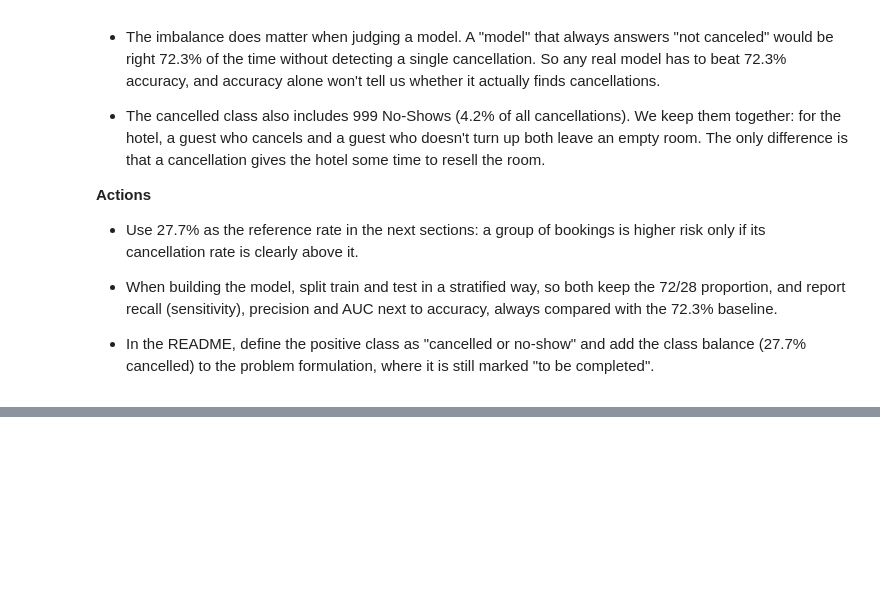
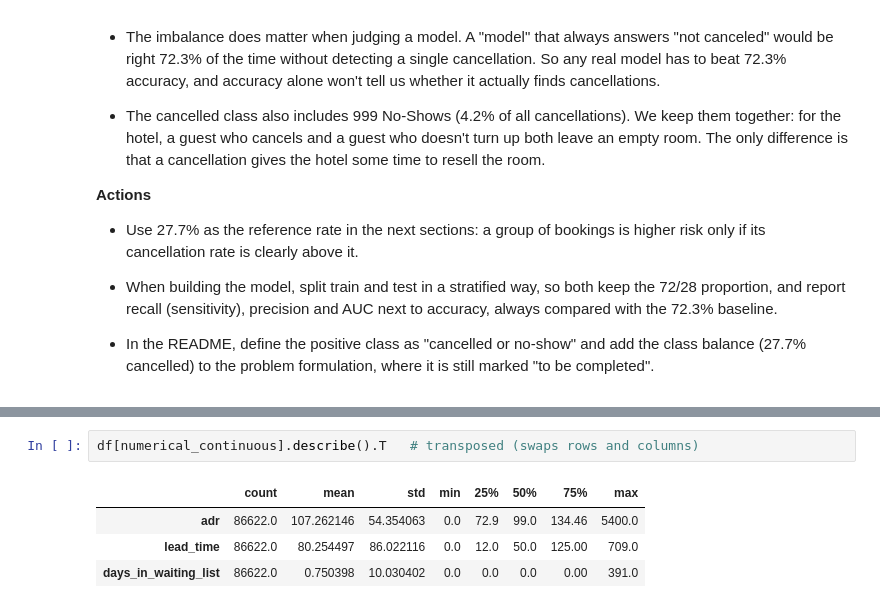
Before and after one commit to martinmon19/Assignment-MACHINE-LEARNING, a Jupyter notebook: notebooks/03_distributions.ipynb, the cells around one changed output, grey strips where cells are left out. Cells and saved outputs as stored; diff of their text form; blank space fills up the shorter version.

Commit message:
Add distributions of continuous variables.

```diff
--- a/notebooks/03_distributions.ipynb
+++ b/notebooks/03_distributions.ipynb
@@ -175,0 +183,7 @@ plt.show()
+# %%
+df[numerical_continuous].describe().T   # transposed (swaps rows and columns)
+# %% [output]
+|  | count | mean | std | min | 25% | 50% | 75% | max |
+| adr | 86622.0 | 107.262146 | 54.354063 | 0.0 | 72.9 | 99.0 | 134.46 | 5400.0 |
+| lead_time | 86622.0 | 80.254497 | 86.022116 | 0.0 | 12.0 | 50.0 | 125.00 | 709.0 |
+| days_in_waiting_list | 86622.0 | 0.750398 | 10.030402 | 0.0 | 0.0 | 0.0 | 0.00 | 391.0 |
```
Also changed, not shown: parts of 6 cells of this notebook.
